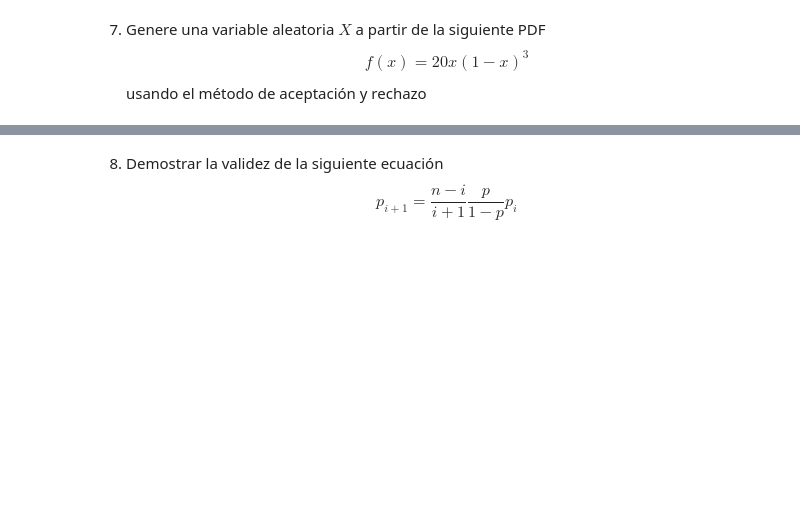
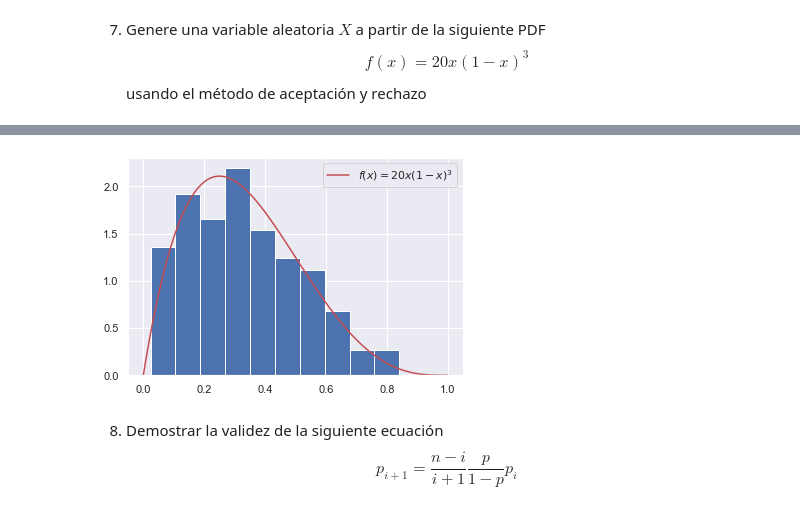
Before and after one commit to Carolina1002/ProyectoConjunto_CBarba_IArellano, a Jupyter notebook: Tarea6_CBarba_IArellano.ipynb, the cells around one changed output, grey strips where cells are left out. Saved outputs shown, nothing was run; the diff lists cells and outputs as text; code cells hidden in the pictures; blank space fills up the shorter version.

```diff
--- a/Tarea6_CBarba_IArellano.ipynb
+++ b/Tarea6_CBarba_IArellano.ipynb
@@ -360,3 +340,18 @@ acep_rech2(R2, R1, f, t)
+# %%
+def aceptacion(R2, R1, f, t):
+    fx = f(R1)
+    tx = t(R1)
+    condition = R2 * tx <= fx
+    return [R1[i] for i in range(len(R1)) if condition[i]]
+# %%
+x_grid = np.arange(0, 1, 100)
+plt.figure()
+plt.plot(x, f(x), color = "r", label = "$f(x) = 20x (1 - x)^3$")
+y,x_n, _ = plt.hist(aceptacion(R2, R1, f, t), bins = 10, density = True)
+plt.legend()
+plt.show()
+# %% [output]
+[figure, added]
 # %% [markdown]
 8. Demostrar la validez de la siguiente ecuación
 $$p_{i+1}=\frac{n-i}{i+1}\frac{p}{1-p} p_i$$
```
Also changed, not shown: parts of 13 cells of this notebook.
